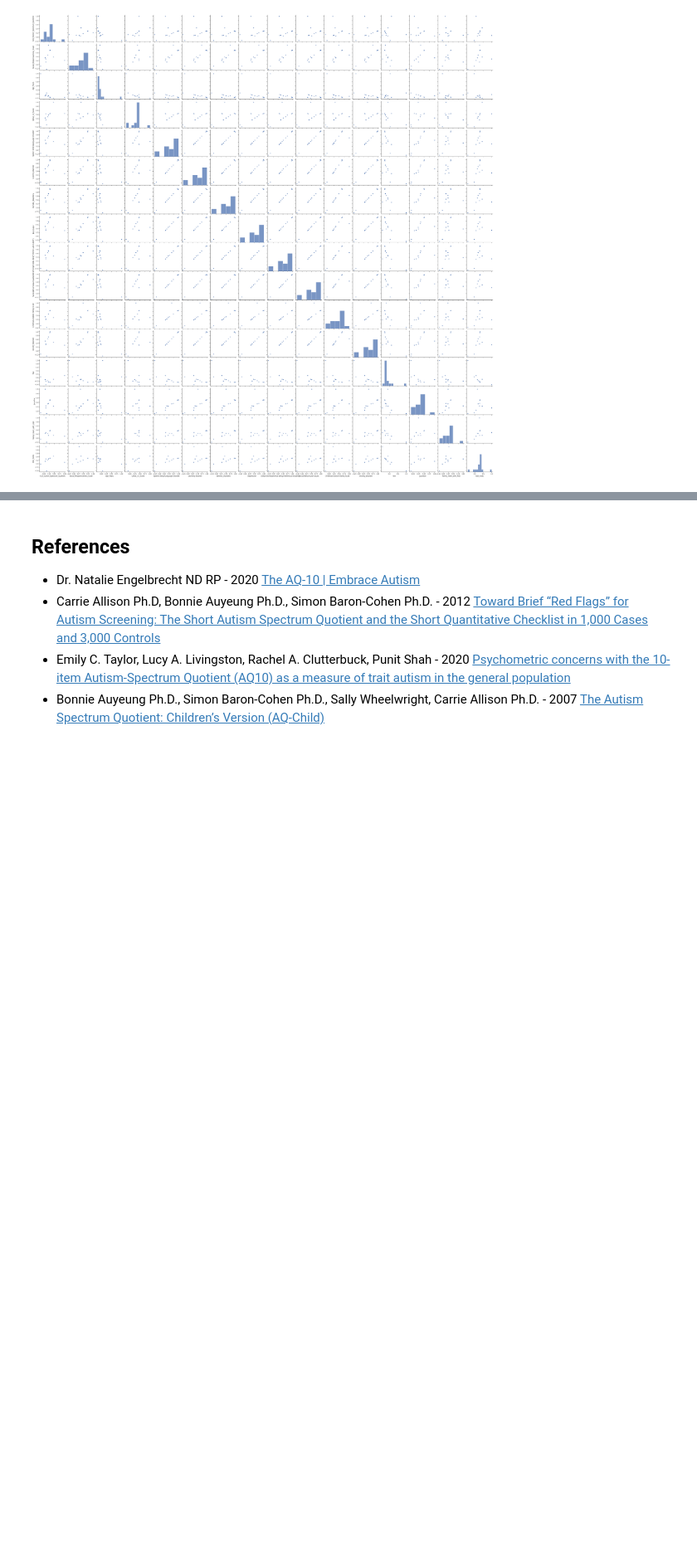
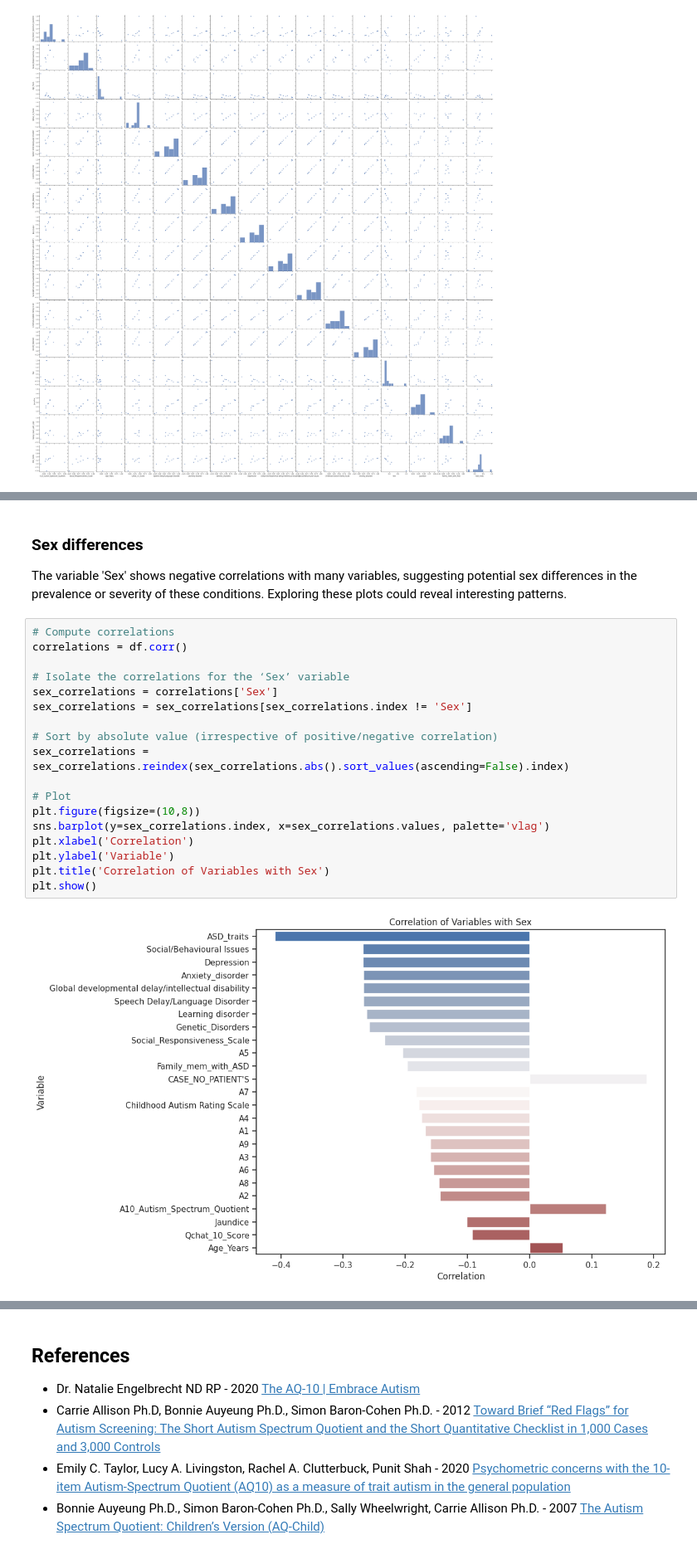
Before and after one commit to clawall/siads-593, a Jupyter notebook: notebooks/01_kaggle_asd_children_traits_analysis.ipynb, the cells around one changed output, grey strips where cells are left out. Shown at 83% size. Drawn from its saved outputs; the diff is of its cells as text; blank space fills up the shorter version.

```diff
--- a/notebooks/01_kaggle_asd_children_traits_analysis.ipynb
+++ b/notebooks/01_kaggle_asd_children_traits_analysis.ipynb
@@ -343,0 +382,23 @@ plt.show()
+# %% [markdown]
+### Sex differences
+The variable 'Sex' shows negative correlations with many variables, suggesting potential sex differences in the prevalence or severity of these conditions.  Exploring these plots could reveal interesting patterns.
+# %%
+# Compute correlations
+correlations = df.corr()
+
+# Isolate the correlations for the ‘Sex’ variable
+sex_correlations = correlations['Sex']
+sex_correlations = sex_correlations[sex_correlations.index != 'Sex']
+
+# Sort by absolute value (irrespective of positive/negative correlation)
+sex_correlations = sex_correlations.reindex(sex_correlations.abs().sort_values(ascending=False).index)
+
+# Plot
+plt.figure(figsize=(10,8))
+sns.barplot(y=sex_correlations.index, x=sex_correlations.values, palette='vlag')
+plt.xlabel('Correlation')
+plt.ylabel('Variable')
+plt.title('Correlation of Variables with Sex')
+plt.show()
+# %% [output]
+[figure, added]
```
Also changed, not shown: parts of 5 cells of this notebook.
